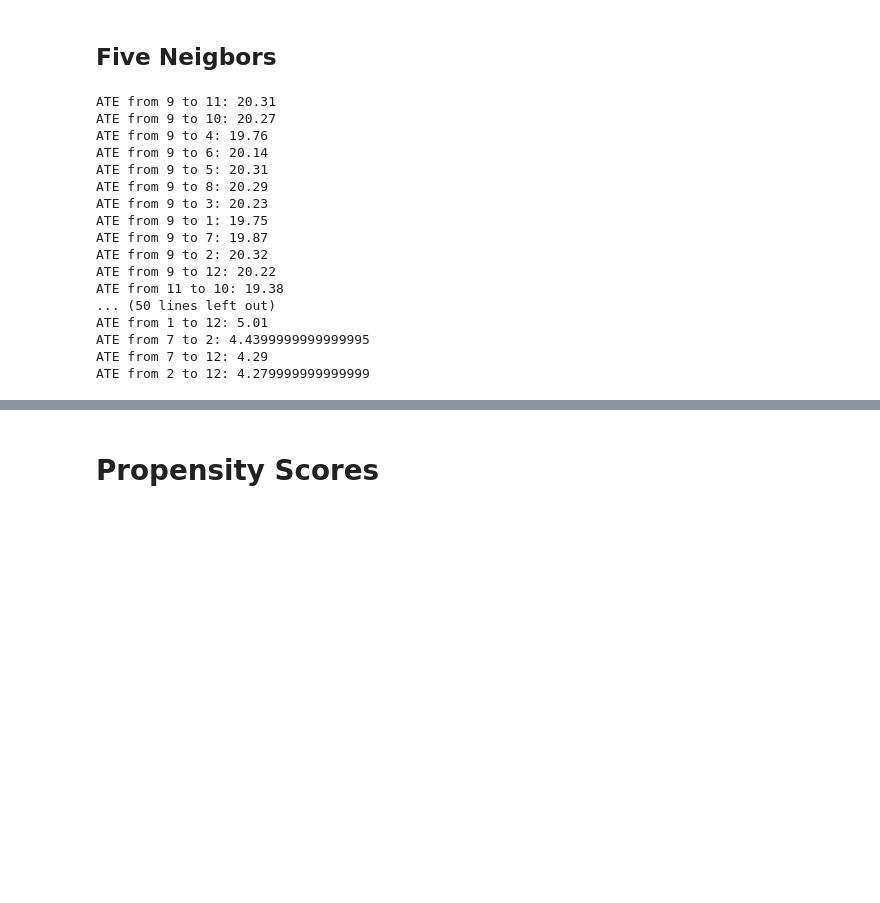
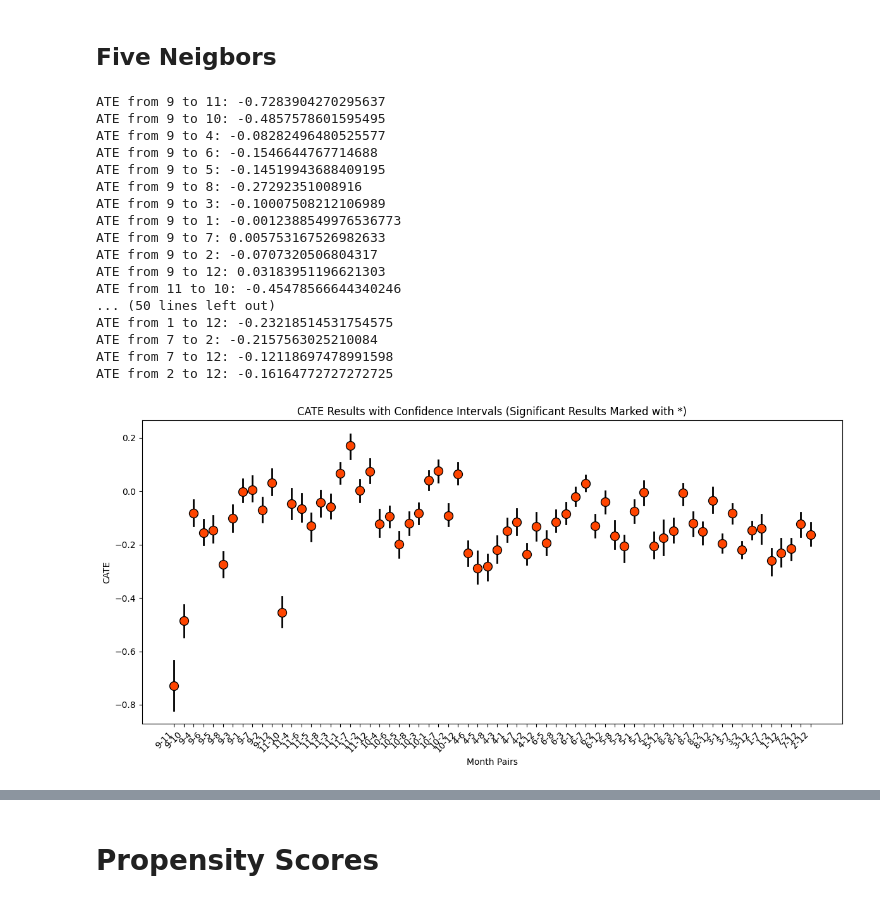
Before and after one commit to moriyamTech/CI_Project, a Jupyter notebook: matching.ipynb, the cells around one changed output, grey strips where cells are left out. Saved outputs shown, nothing was run; the diff lists cells and outputs as text; code cells hidden in the pictures; blank space fills up the shorter version.

```diff
--- a/matching.ipynb
+++ b/matching.ipynb
@@ -184,22 +464,28 @@ ATE from 2 to 12: 4.279999999999999
 closest_matches = find_closest_matches_with_sales(video_games_df, k=5)
 # %%
 cate_dict = cate(closest_matches, video_games_df['month'].unique())
+cate_intervals = bootstrap_cate_with_p_value(closest_matches, video_games_df['month'].unique(), num_bootstrap=500)
+cate_results, cate_conf_intervals, p_values = cate_intervals
 print_ates(cate_dict)
 # %% [output]
-ATE from 9 to 11: 20.31
-ATE from 9 to 10: 20.27
-ATE from 9 to 4: 19.76
-ATE from 9 to 6: 20.14
-ATE from 9 to 5: 20.31
-ATE from 9 to 8: 20.29
-ATE from 9 to 3: 20.23
-ATE from 9 to 1: 19.75
-ATE from 9 to 7: 19.87
-ATE from 9 to 2: 20.32
-ATE from 9 to 12: 20.22
-ATE from 11 to 10: 19.38
+ATE from 9 to 11: -0.7283904270295637
+ATE from 9 to 10: -0.4857578601595495
+ATE from 9 to 4: -0.08282496480525577
+ATE from 9 to 6: -0.1546644767714688
+ATE from 9 to 5: -0.14519943688409195
+ATE from 9 to 8: -0.27292351008916
+ATE from 9 to 3: -0.10007508212106989
+ATE from 9 to 1: -0.0012388549976536773
+ATE from 9 to 7: 0.005753167526982633
+ATE from 9 to 2: -0.0707320506804317
+ATE from 9 to 12: 0.03183951196621303
+ATE from 11 to 10: -0.45478566644340246
 ... (50 lines left out)
-ATE from 1 to 12: 5.01
-ATE from 7 to 2: 4.4399999999999995
-ATE from 7 to 12: 4.29
-ATE from 2 to 12: 4.279999999999999
+ATE from 1 to 12: -0.23218514531754575
+ATE from 7 to 2: -0.2157563025210084
+ATE from 7 to 12: -0.12118697478991598
+ATE from 2 to 12: -0.16164772727272725
+# %%
+plot_cate_results(cate_results, cate_conf_intervals, p_values)
+# %% [output]
+[figure, added]
```
Also changed, not shown: parts of 28 cells of this notebook, 1 other file.
